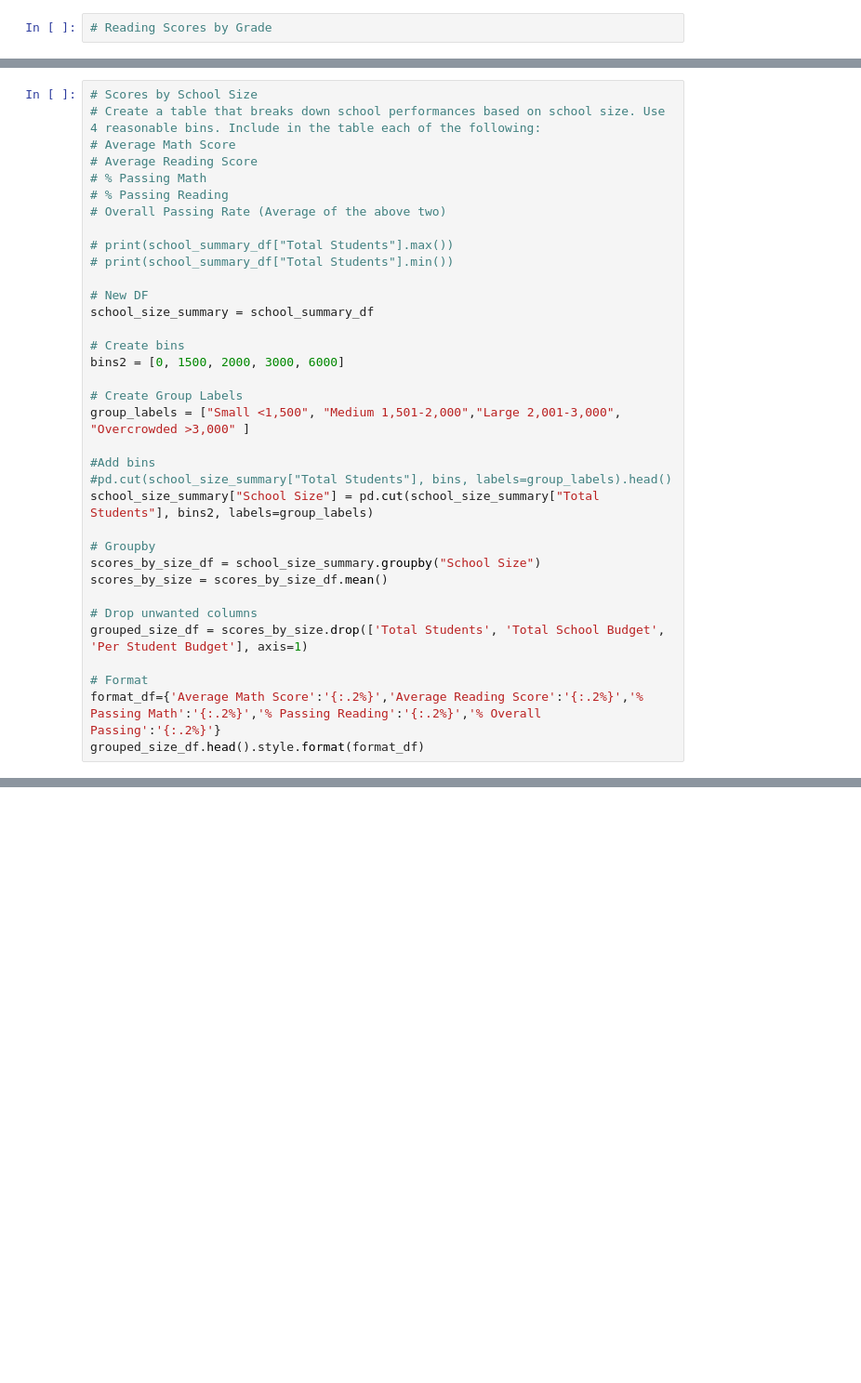
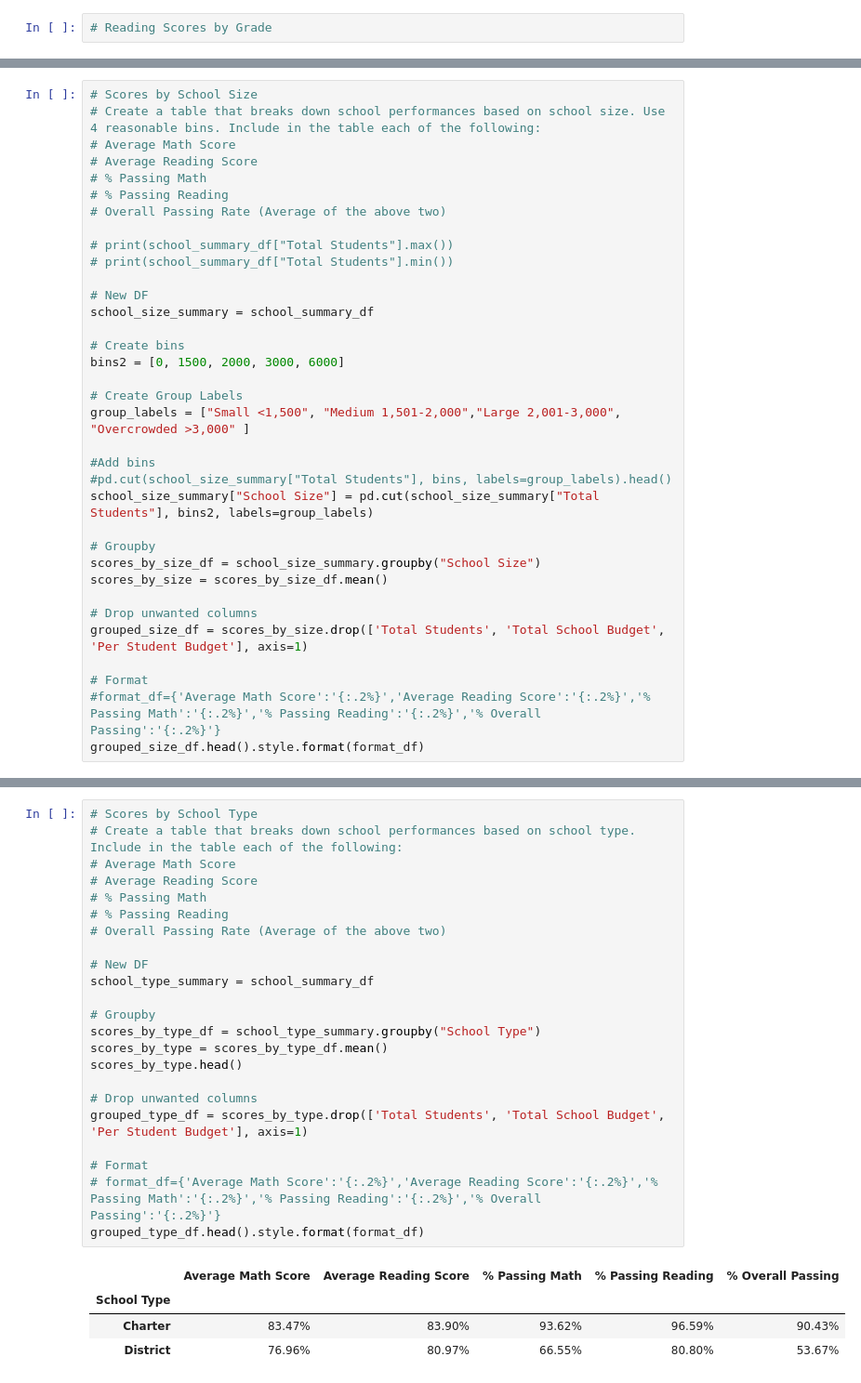
Before and after one commit to briennecole/pandas_challenge, a Jupyter notebook: PyCitySchools/py_city_schools.ipynb, the cells around one changed output, grey strips where cells are left out. Shown: that part at 93% size. Drawn from its saved outputs; the diff is of its cells as text; blank space fills up the shorter version.

```diff
--- a/PyCitySchools/py_city_schools.ipynb
+++ b/PyCitySchools/py_city_schools.ipynb
@@ -245,7 +245,7 @@ scores_by_size = scores_by_size_df.mean()
 grouped_size_df = scores_by_size.drop(['Total Students', 'Total School Budget', 'Per Student Budget'], axis=1)
 
 # Format
-format_df={'Average Math Score':'{:.2%}','Average Reading Score':'{:.2%}','% Passing Math':'{:.2%}','% Passing Reading':'{:.2%}','% Overall Passing':'{:.2%}'}
+#format_df={'Average Math Score':'{:.2%}','Average Reading Score':'{:.2%}','% Passing Math':'{:.2%}','% Passing Reading':'{:.2%}','% Overall Passing':'{:.2%}'}
 grouped_size_df.head().style.format(format_df)
 # %% [output]
 |  | Average Math Score | Average Reading Score | % Passing Math | % Passing Reading | % Overall Passing |
@@ -258,0 +257,28 @@ grouped_size_df.head().style.format(format_df)
+# %%
+# Scores by School Type
+# Create a table that breaks down school performances based on school type. Include in the table each of the following:
+# Average Math Score
+# Average Reading Score
+# % Passing Math
+# % Passing Reading
+# Overall Passing Rate (Average of the above two)
+
+# New DF
+school_type_summary = school_summary_df
+
+# Groupby
+scores_by_type_df = school_type_summary.groupby("School Type")
+scores_by_type = scores_by_type_df.mean()
+scores_by_type.head()
+
+# Drop unwanted columns
+grouped_type_df = scores_by_type.drop(['Total Students', 'Total School Budget', 'Per Student Budget'], axis=1)
+
+# Format
+# format_df={'Average Math Score':'{:.2%}','Average Reading Score':'{:.2%}','% Passing Math':'{:.2%}','% Passing Reading':'{:.2%}','% Overall Passing':'{:.2%}'}
+grouped_type_df.head().style.format(format_df)
+# %% [output]
+|  | Average Math Score | Average Reading Score | % Passing Math | % Passing Reading | % Overall Passing |
+| School Type |  |  |  |  |  |
+| Charter | 83.47% | 83.90% | 93.62% | 96.59% | 90.43% |
+| District | 76.96% | 80.97% | 66.55% | 80.80% | 53.67% |
```
Also changed, not shown: parts of 1 cell of this notebook.
